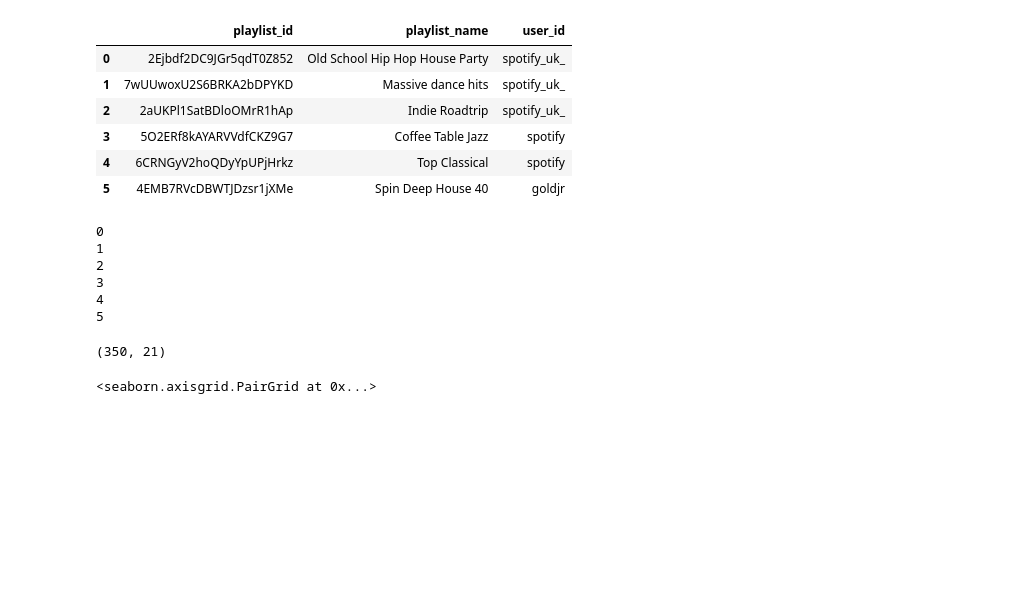
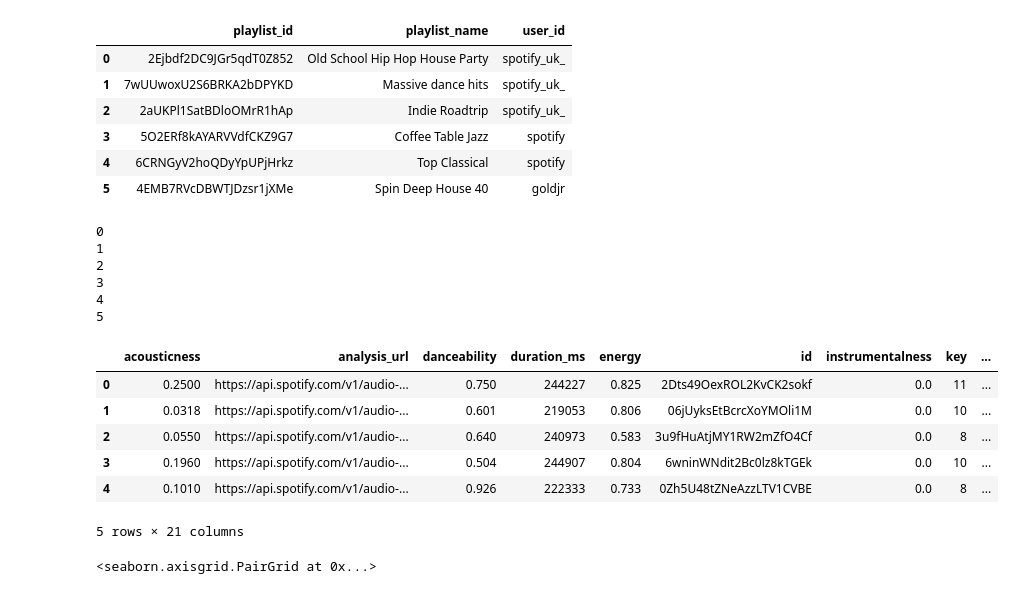
Before and after one commit to tomsyouruncle/DJ_suggest, a Jupyter notebook: notebooks/API_connect.ipynb, the cells around one changed output. Cells and saved outputs as stored; diff of their text form; code cells hidden in the pictures; blank space fills up the shorter version.

```diff
--- a/notebooks/API_connect.ipynb
+++ b/notebooks/API_connect.ipynb
@@ -76,9 +80,15 @@ master_dataset = pd.concat(data_array)
 4
 5
 # %%
-master_dataset.shape
+master_dataset.head()
 # %% [output]
+|  | acousticness | analysis_url | danceability | duration_ms | energy | id | instrumentalness | key | ... |
+| 0 | 0.2500 | https://api.spotify.com/v1/audio-... | 0.750 | 244227 | 0.825 | 2Dts49OexROL2KvCK2sokf | 0.0 | 11 | ... |
+| 1 | 0.0318 | https://api.spotify.com/v1/audio-... | 0.601 | 219053 | 0.806 | 06jUyksEtBcrcXoYMOli1M | 0.0 | 10 | ... |
+| 2 | 0.0550 | https://api.spotify.com/v1/audio-... | 0.640 | 240973 | 0.583 | 3u9fHuAtjMY1RW2mZfO4Cf | 0.0 | 8 | ... |
+| 3 | 0.1960 | https://api.spotify.com/v1/audio-... | 0.504 | 244907 | 0.804 | 6wninWNdit2Bc0lz8kTGEk | 0.0 | 10 | ... |
+| 4 | 0.1010 | https://api.spotify.com/v1/audio-... | 0.926 | 222333 | 0.733 | 0Zh5U48tZNeAzzLTV1CVBE | 0.0 | 8 | ... |
-(350, 21)
+5 rows × 21 columns
 # %%
 feature_subset = master_dataset[['playlist_name','data_set','acousticness','danceability','energy','speechiness','tempo','valence']]
 sb.pairplot(feature_subset.dropna(), hue='data_set')
```
Also changed, not shown: parts of 5 cells of this notebook, 8 other files.
